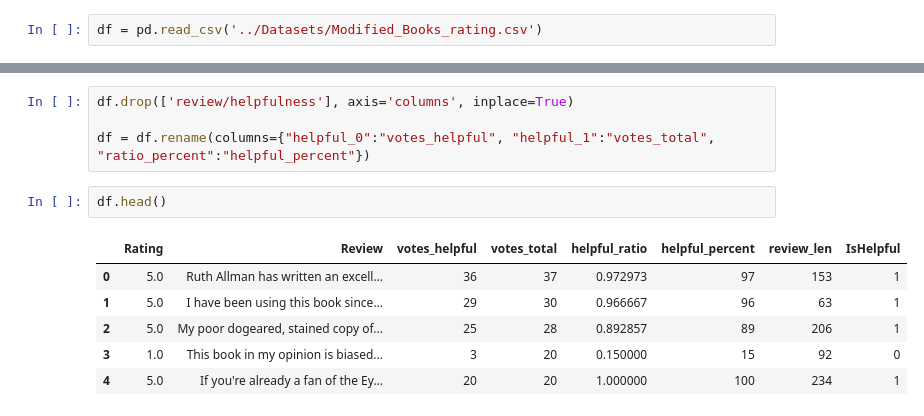
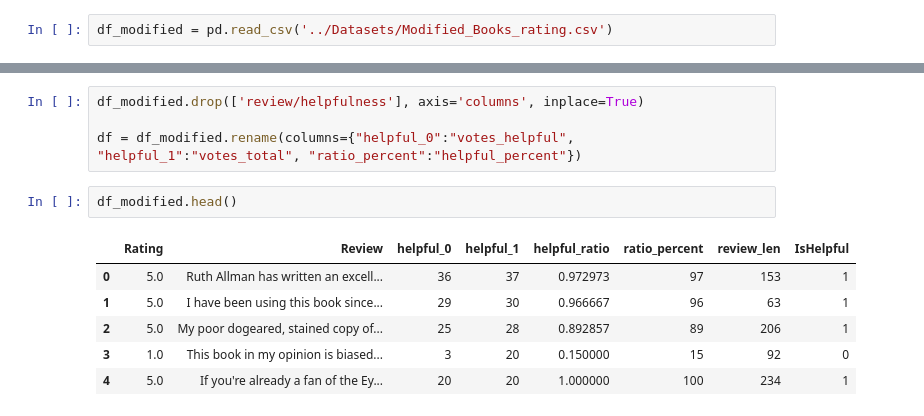
Before and after one commit to bakenq/ASAI, a Jupyter notebook: Notebooks/CorrelationMatrix.ipynb, the cells around one changed output, grey strips where cells are left out. Drawn from its saved outputs; the diff is of its cells as text.

```diff
--- a/Notebooks/CorrelationMatrix.ipynb
+++ b/Notebooks/CorrelationMatrix.ipynb
@@ -5,3 +9,3 @@ import matplotlib.pyplot as plt
 # %%
-df = pd.read_csv('../Datasets/Modified_Books_rating.csv')
+df_modified = pd.read_csv('../Datasets/Modified_Books_rating.csv')
 # %%
@@ -14,13 +18,13 @@ df.head()
 | 3 | 3/20 | 1.0 | This book in my opinion is biased... | 3 | 20 | 0.150000 | 15 | 92 | ... |
 | 4 | 20/20 | 5.0 | If you're already a fan of the Ey... | 20 | 20 | 1.000000 | 100 | 234 | ... |
 # %%
-df.drop(['review/helpfulness'], axis='columns', inplace=True)
+df_modified.drop(['review/helpfulness'], axis='columns', inplace=True)
 
-df = df.rename(columns={"helpful_0":"votes_helpful", "helpful_1":"votes_total", "ratio_percent":"helpful_percent"})
+df = df_modified.rename(columns={"helpful_0":"votes_helpful", "helpful_1":"votes_total", "ratio_percent":"helpful_percent"})
 # %%
-df.head()
+df_modified.head()
 # %% [output]
-|  | Rating | Review | votes_helpful | votes_total | helpful_ratio | helpful_percent | review_len | IsHelpful |
+|  | Rating | Review | helpful_0 | helpful_1 | helpful_ratio | ratio_percent | review_len | IsHelpful |
 | 0 | 5.0 | Ruth Allman has written an excell... | 36 | 37 | 0.972973 | 97 | 153 | 1 |
 | 1 | 5.0 | I have been using this book since... | 29 | 30 | 0.966667 | 96 | 63 | 1 |
 | 2 | 5.0 | My poor dogeared, stained copy of... | 25 | 28 | 0.892857 | 89 | 206 | 1 |
```
Also changed, not shown: parts of 33 cells of this notebook, 4 other files.
